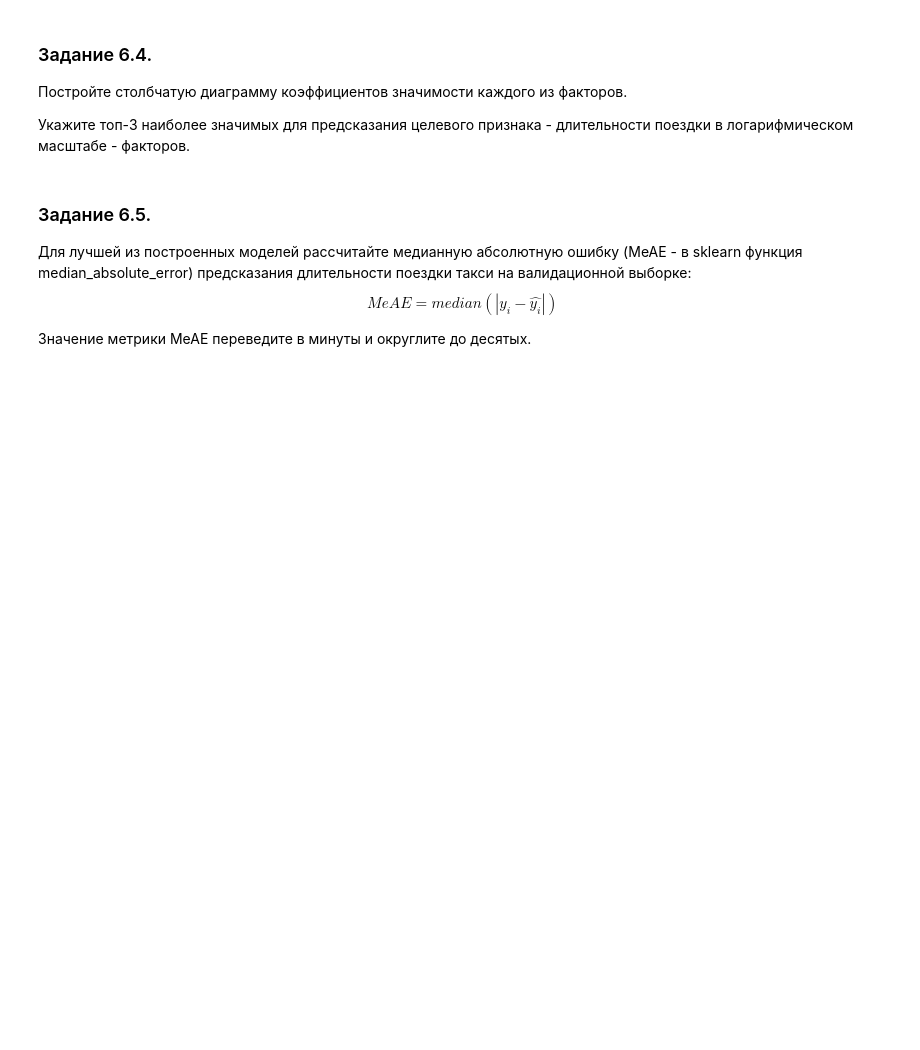
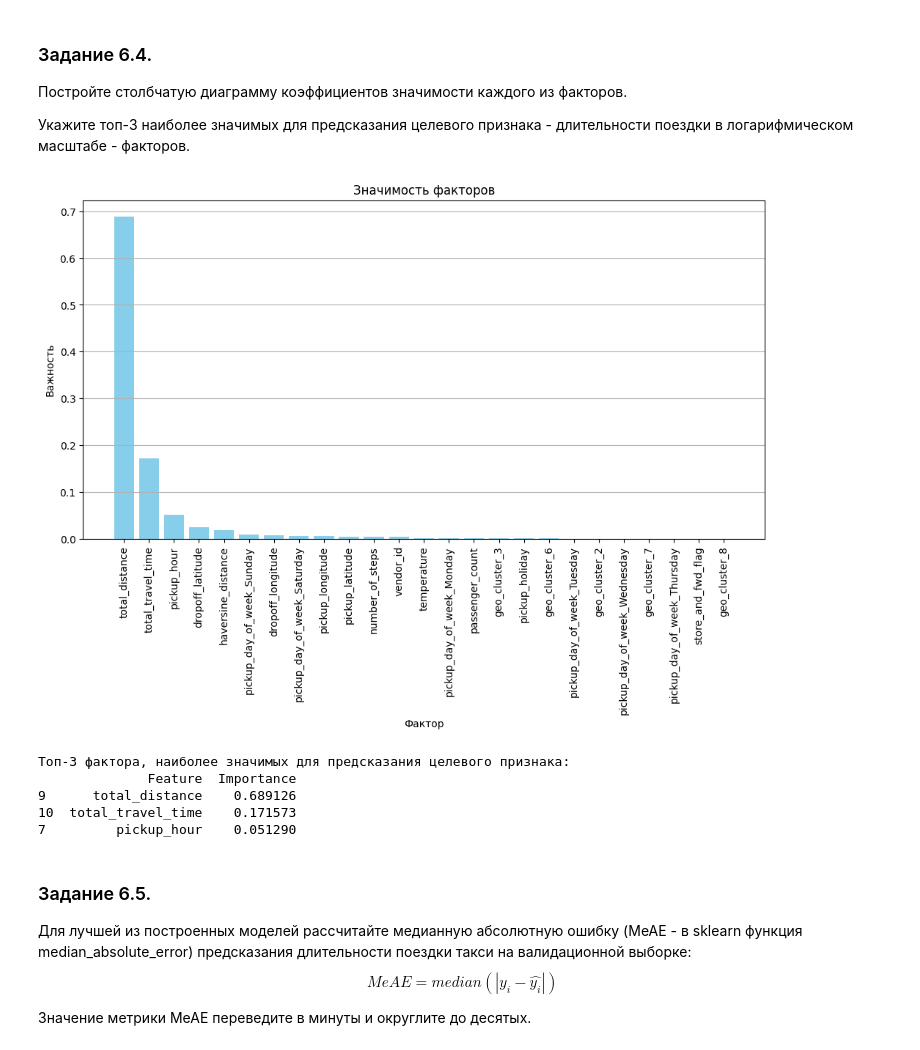
Before and after one commit to the0fedor/SF_DS, a Jupyter notebook: SkillFactory/PROJECT-5 Задача регрессии/Project-5._Ноутбук-шаблон.ipynb, the cells around one changed output. Drawn from its saved outputs; the diff is of its cells as text; code cells hidden in the pictures; blank space fills up the shorter version.

```diff
--- a/SkillFactory/PROJECT-5 Задача регрессии/Project-5._Ноутбук-шаблон.ipynb
+++ b/SkillFactory/PROJECT-5 Задача регрессии/Project-5._Ноутбук-шаблон.ipynb
@@ -1287,3 +1347,35 @@ Valid RMSLE: 0.43
+# %%
+import matplotlib.pyplot as plt
+
+# Получение значимости факторов из модели
+feature_importances = rf_model.feature_importances_  # Замените rf_model на вашу модель (например, gbr_model)
+features = X_train.columns
+
+# Создание DataFrame для удобной работы
+importance_df = pd.DataFrame({'Feature': features, 'Importance': feature_importances})
+importance_df = importance_df.sort_values(by='Importance', ascending=False)
+
+# Построение столбчатой диаграммы
+plt.figure(figsize=(12, 6))
+plt.bar(importance_df['Feature'], importance_df['Importance'], color='skyblue')
+plt.xticks(rotation=90)
+plt.title('Значимость факторов')
+plt.xlabel('Фактор')
+plt.ylabel('Важность')
+plt.grid(axis='y')
+plt.show()
+
+# Топ-3 факторов
+top_3_features = importance_df.head(3)
+print("Топ-3 фактора, наиболее значимых для предсказания целевого признака:")
+print(top_3_features)
+# %% [output]
+[figure, added]
+Топ-3 фактора, наиболее значимых для предсказания целевого признака:
+              Feature  Importance
+9      total_distance    0.689126
+10  total_travel_time    0.171573
+7         pickup_hour    0.051290
 # %% [markdown]
 ### Задание 6.5.
 Для лучшей из построенных моделей рассчитайте медианную абсолютную ошибку (MeAE - в sklearn функция median_absolute_error) предсказания длительности поездки такси на валидационной выборке:
```
Also changed, not shown: parts of 13 cells of this notebook.
